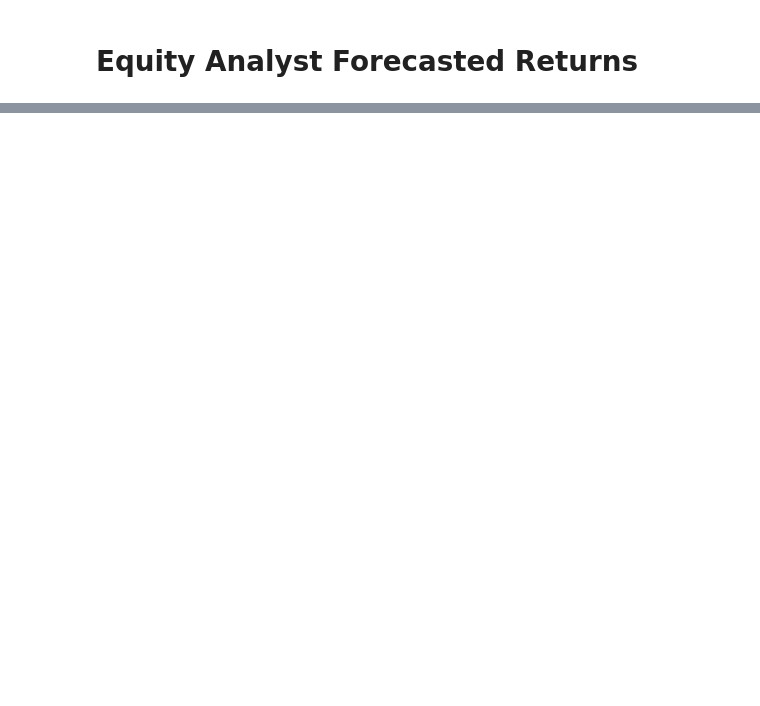
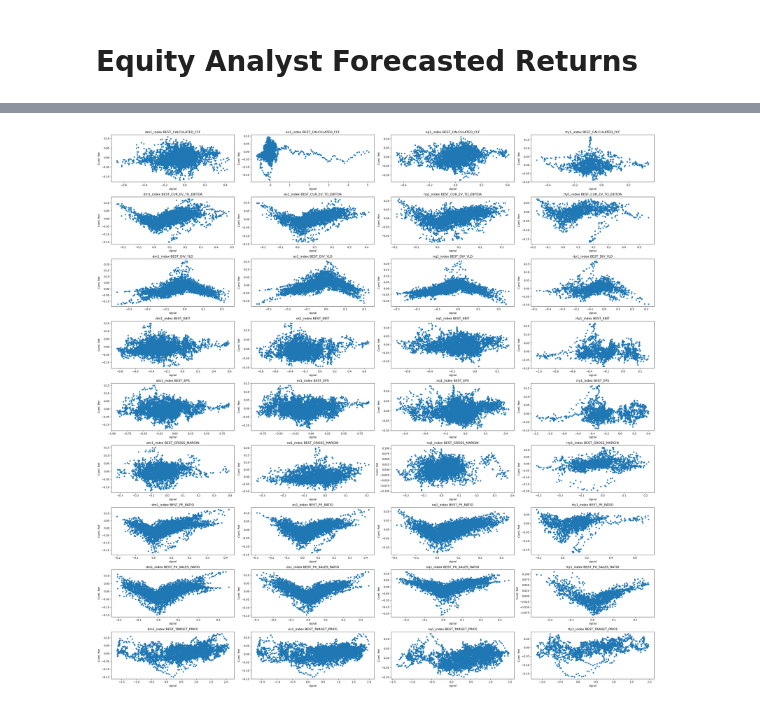
Before and after one commit to diegodalvarez/TrendSystem, a Jupyter notebook: Research/SignalResearch/3EquityAnalystForecasted.ipynb, the cells around one changed output, grey strips where cells are left out. Cells and saved outputs as stored; diff of their text form; code cells hidden in the pictures; blank space fills up the shorter version.

```diff
--- a/Research/SignalResearch/3EquityAnalystForecasted.ipynb
+++ b/Research/SignalResearch/3EquityAnalystForecasted.ipynb
@@ -136,3 +140,42 @@ df_vol_rtn = (df_signal_rtn
     .apply(lambda x: x * (0.1 / (x.ewm(span = 100, adjust = False).std() * np.sqrt(252))))
     .rename(columns = {"signal_rtn": "vol_rtn"})
     .reset_index())
+# %%
+df_cuml = (df_vol_rtn
+    .set_index("date")
+    .groupby(["ticker", "variable"])
+    .apply(lambda x: x.vol_rtn.rolling(window = 30).sum())
+    .reset_index()
+    .rename(columns = {
+        "vol_rtn" : "cuml_rtn",
+        "variable": "field"})
+    .dropna())
+# %%
+df_cuml_combined = (df_signal
+    [["date", "field", "ticker", "signal"]]
+    .assign(date = lambda x: pd.to_datetime(x.date).dt.date)
+    .merge(right = df_cuml, how = "inner", on = ["date", "field", "ticker"]))
+# %%
+fields    = df_cuml_combined.field.drop_duplicates().sort_values().to_list()
+tickers   = df_cuml_combined.ticker.drop_duplicates().sort_values().to_list()
+fig, axes = plt.subplots(ncols = len(tickers), nrows = len(fields), figsize = (30,30))
+
+for j, ticker in enumerate(tickers):
+    for i, field in enumerate(fields):
+
+        (df_cuml_combined
+            .loc[lambda x: x.field == field]
+            .loc[lambda x: x.ticker == ticker]
+            .assign(year = lambda x: pd.to_datetime(x.date).dt.year)
+            .loc[lambda x: x.year != x.year.min()]
+            .plot(
+                ax     = axes[i,j],
+                kind   = "scatter",
+                x      = "signal",
+                y      = "cuml_rtn",
+                ylabel = "Cuml. Ret",
+                title  = "{} {}".format(ticker, field)))
+
+plt.tight_layout()
+# %% [output]
+[figure, added]
```
Also changed, not shown: parts of 8 cells of this notebook.
